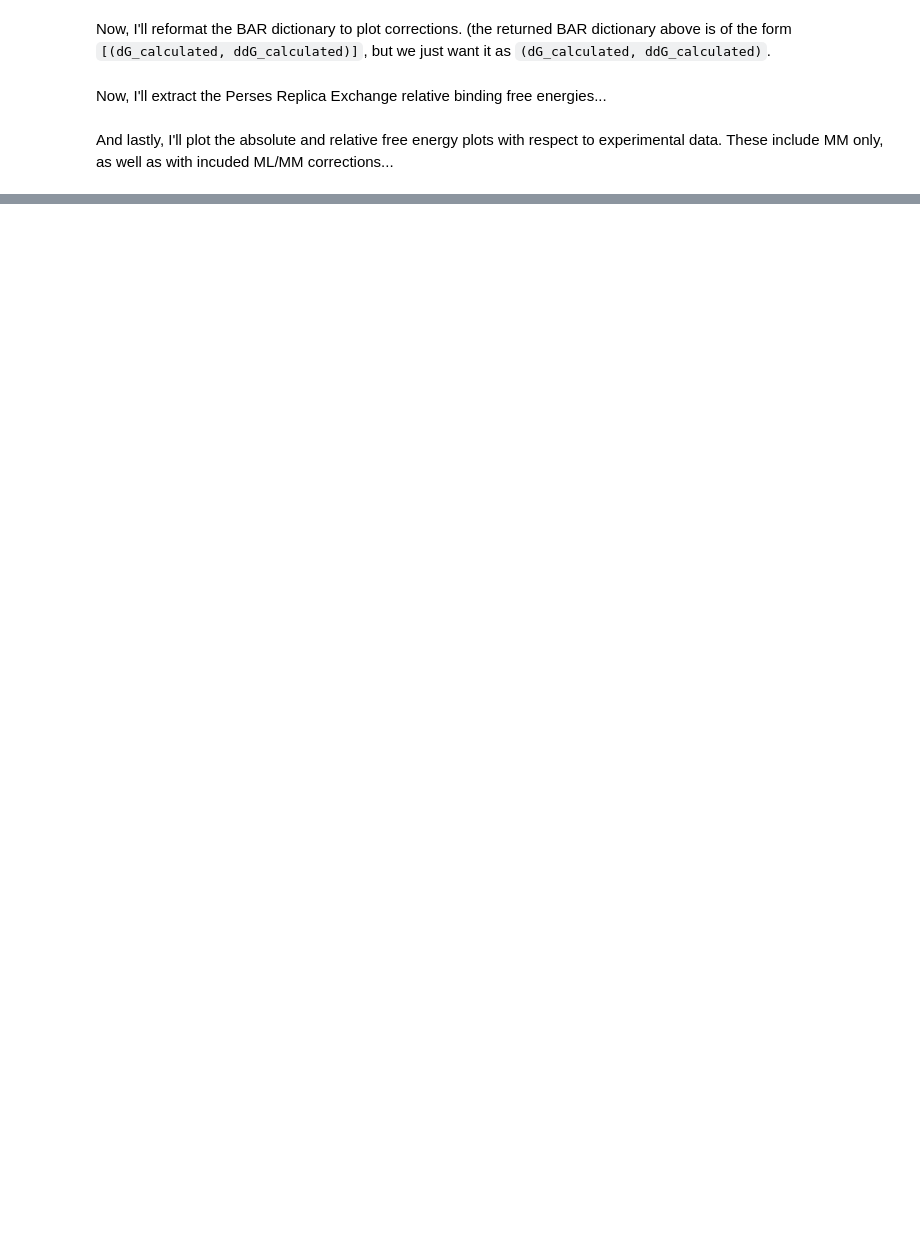
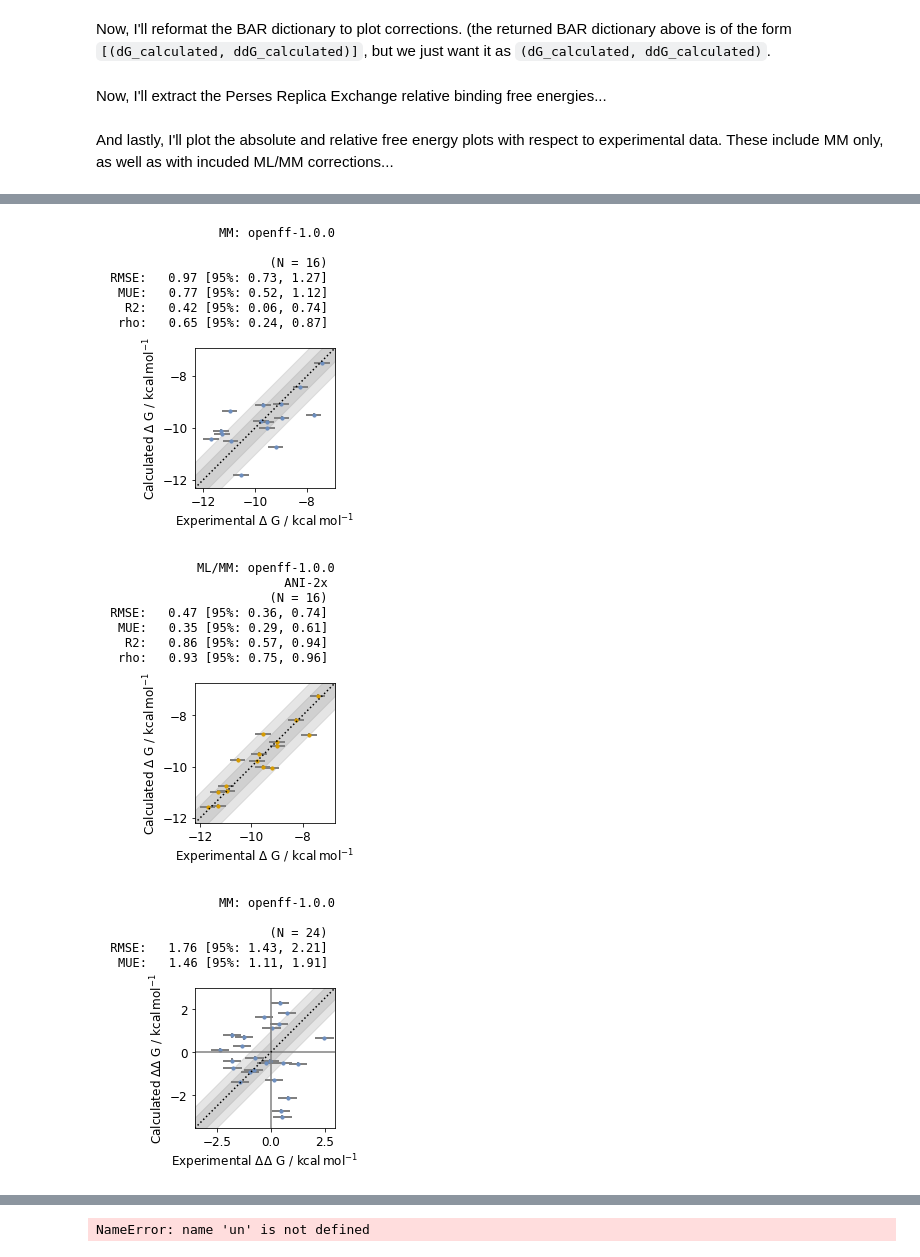
Before and after one commit to choderalab/qmlify, a Jupyter notebook: experiments/free_energy_corrections.ipynb, the cells around one changed output, grey strips where cells are left out. Drawn from its saved outputs; the diff is of its cells as text; code cells hidden in the pictures; blank space fills up the shorter version.

```diff
--- a/experiments/free_energy_corrections.ipynb
+++ b/experiments/free_energy_corrections.ipynb
@@ -65,0 +128,6 @@ analyze_mlmm(all_sims, corrected_concat_BAR, experimental = experimental, temper
+# %%
+edit = analyze_mlmm(all_sims, corrected_concat_BAR, experimental = experimental, temperature = 300*unit.kelvin)
+# %% [output]
+[figure, added]
+[figure, added]
+[figure, added]
@@ -65,0 +135,6 @@ analyze_mlmm(all_sims, corrected_concat_BAR, experimental = experimental, temper
+# %%
+for edge in un.edges(data=True):
+    print(edge)
+    break
+# %% [output]
+NameError: name 'un' is not defined
```
Also changed, not shown: parts of 8 cells of this notebook, 1 other file.
